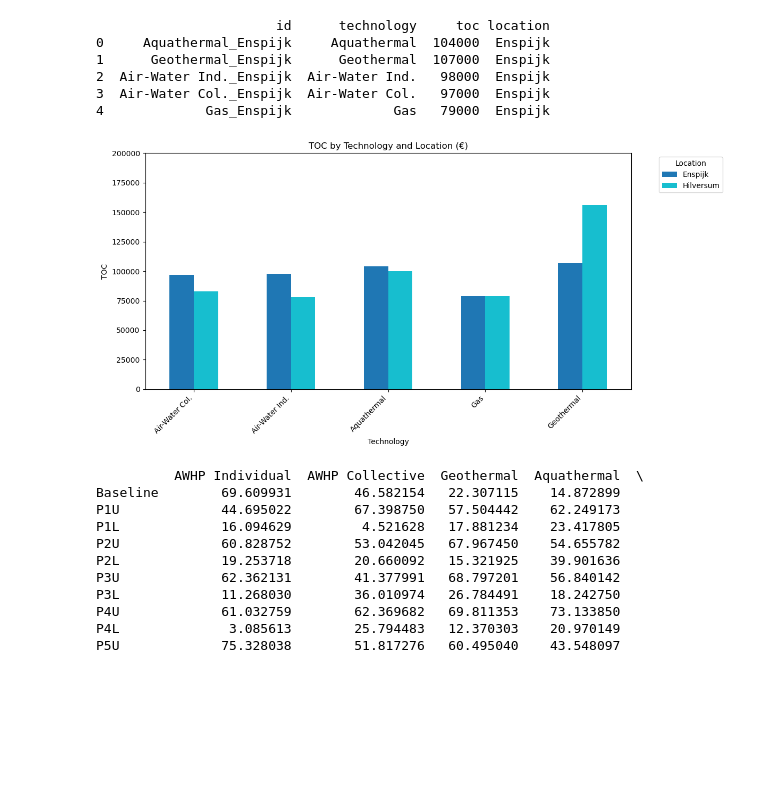
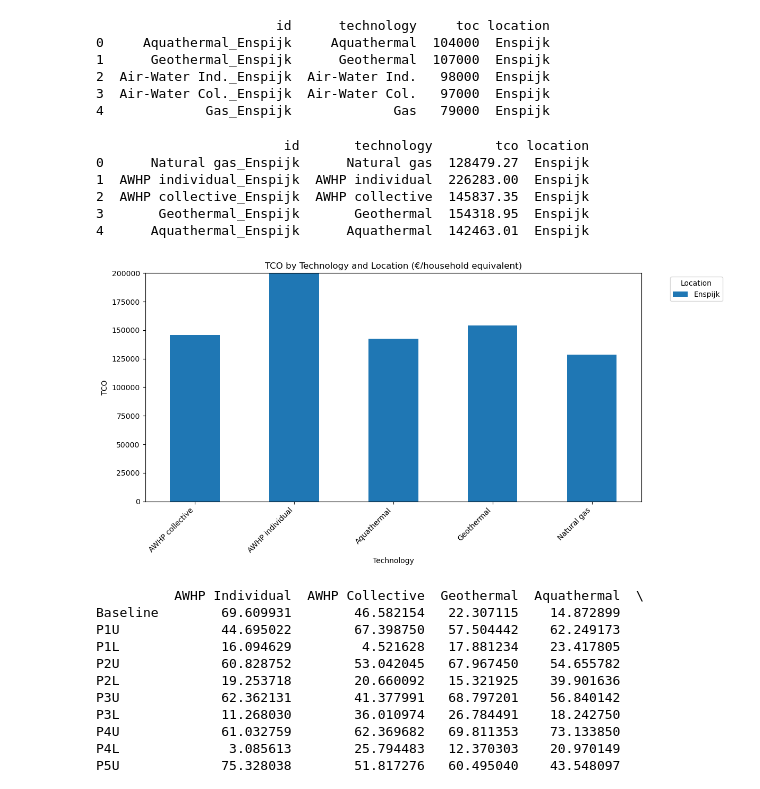
Before and after one commit to karivero/uu-consultancy, a Jupyter notebook: results.ipynb, the cells around one changed output. Cells and saved outputs as stored; diff of their text form; code cells hidden in the pictures; blank space fills up the shorter version.

Commit message:
new charts

```diff
--- a/results.ipynb
+++ b/results.ipynb
@@ -103,28 +118,39 @@ print(df_toc.head())
 2  Air-Water Ind._Enspijk  Air-Water Ind.   98000  Enspijk
 3  Air-Water Col._Enspijk  Air-Water Col.   97000  Enspijk
 4             Gas_Enspijk             Gas   79000  Enspijk
+# %%
+df_toc = pd.read_excel("graphs.xlsx", sheet_name="tco")
+
+print(df_toc.head())
+# %% [output]
+                        id       technology        tco location
+0      Natural gas_Enspijk      Natural gas  128479.27  Enspijk
+1  AWHP individual_Enspijk  AWHP individual  226283.00  Enspijk
+2  AWHP collective_Enspijk  AWHP collective  145837.35  Enspijk
+3       Geothermal_Enspijk       Geothermal  154318.95  Enspijk
+4      Aquathermal_Enspijk      Aquathermal  142463.01  Enspijk
 # %%
-pivot = df_toc.pivot_table(index="technology", columns="location", values="toc", aggfunc="sum").fillna(0)
+pivot = df_toc.pivot_table(index="technology", columns="location", values="tco", aggfunc="sum").fillna(0)
 
 fig, ax = plt.subplots(figsize=(12, 6))
 
 pivot.plot(
     kind="bar",
     ax=ax,
     colormap="tab10",
     legend=True
 )
 
-ax.set_title("TOC by Technology and Location (€)")
+ax.set_title("TCO by Technology and Location (€/household equivalent)")
 ax.set_xlabel("Technology")
-ax.set_ylabel("TOC")
+ax.set_ylabel("TCO")
 ax.set_ylim(0, 200000)
 ax.legend(title="Location", bbox_to_anchor=(1.05, 1), loc="upper left")
 plt.xticks(rotation=45, ha="right")
 plt.tight_layout()
 plt.show()
 # %% [output]
-[figure, old version]
+[figure, new version]
 # %%
 ## chart above is relevant to sensitivity analysis
 # %%
```
Also changed, not shown: parts of 7 cells of this notebook, 2 other files.
